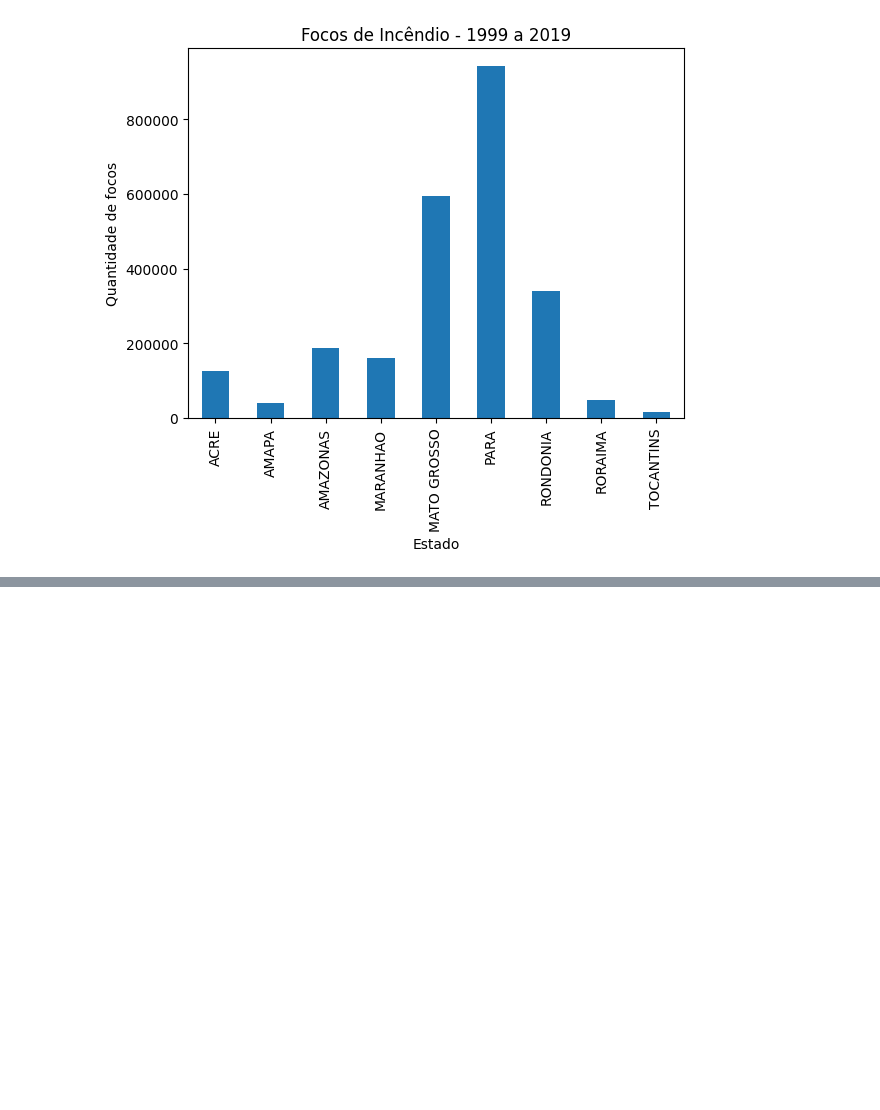
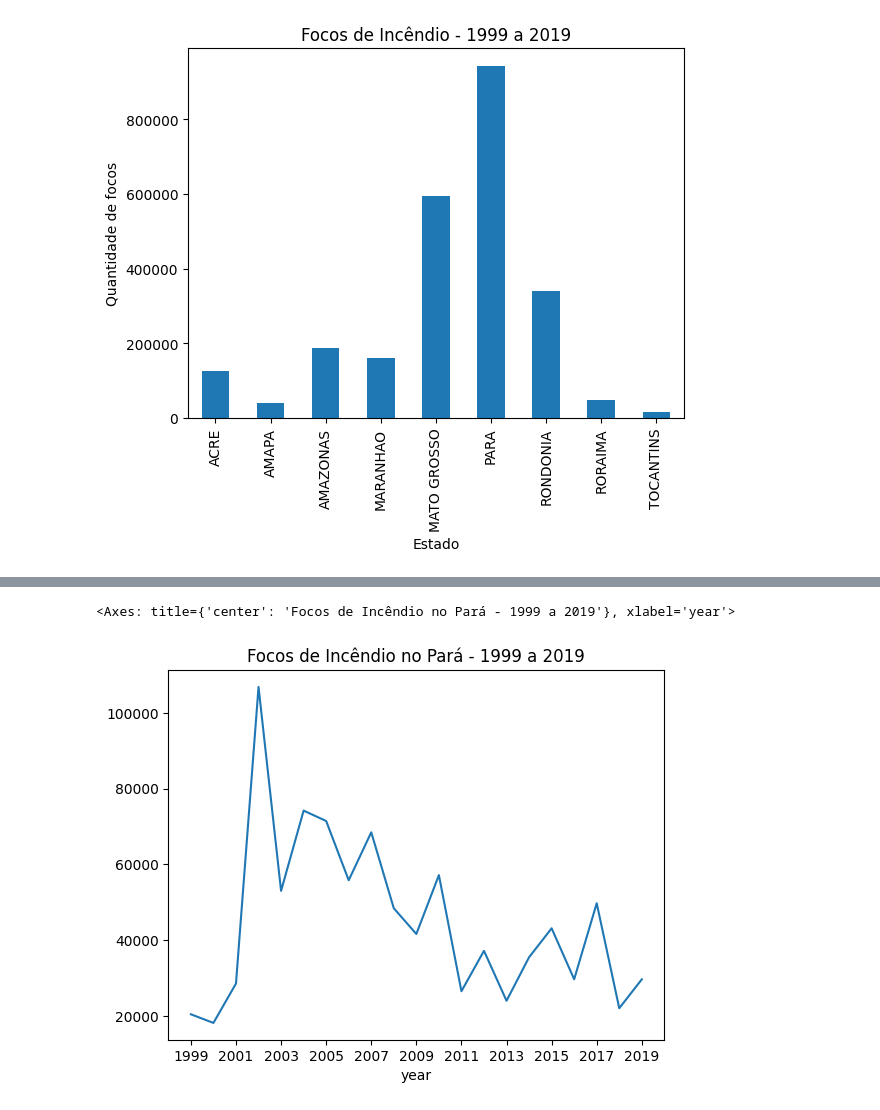
Before and after one commit to MatheusRobles/Projeto_Pandas, a Jupyter notebook: Analise_Exploratoria_Amazonia.ipynb, the cells around one changed output, grey strips where cells are left out. Cells and saved outputs as stored; diff of their text form; code cells hidden in the pictures; blank space fills up the shorter version.

```diff
--- a/Analise_Exploratoria_Amazonia.ipynb
+++ b/Analise_Exploratoria_Amazonia.ipynb
@@ -211,3 +228,9 @@ df2.groupby('year')['firespots'].sum().plot(kind='line',xlabel='Ano',ylabel='Qua
+# %%
+firespots_para = df2.loc[df2['state']=='PARA',['year','firespots']]
+firespots_para.groupby('year')['firespots'].sum().plot(kind='line',title='Focos de Incêndio no Pará - 1999 a 2019',xticks=[x for x in range(1999,2020,2)])
+# %% [output]
+<Axes: title={'center': 'Focos de Incêndio no Pará - 1999 a 2019'}, xlabel='year'>
+[figure, added]
 # %% [markdown]
 **insights:**
 - a maior quantia de focos de incêndio acontecem na região norte do país (principalmente Para)
```
Also changed, not shown: parts of 4 cells of this notebook.
